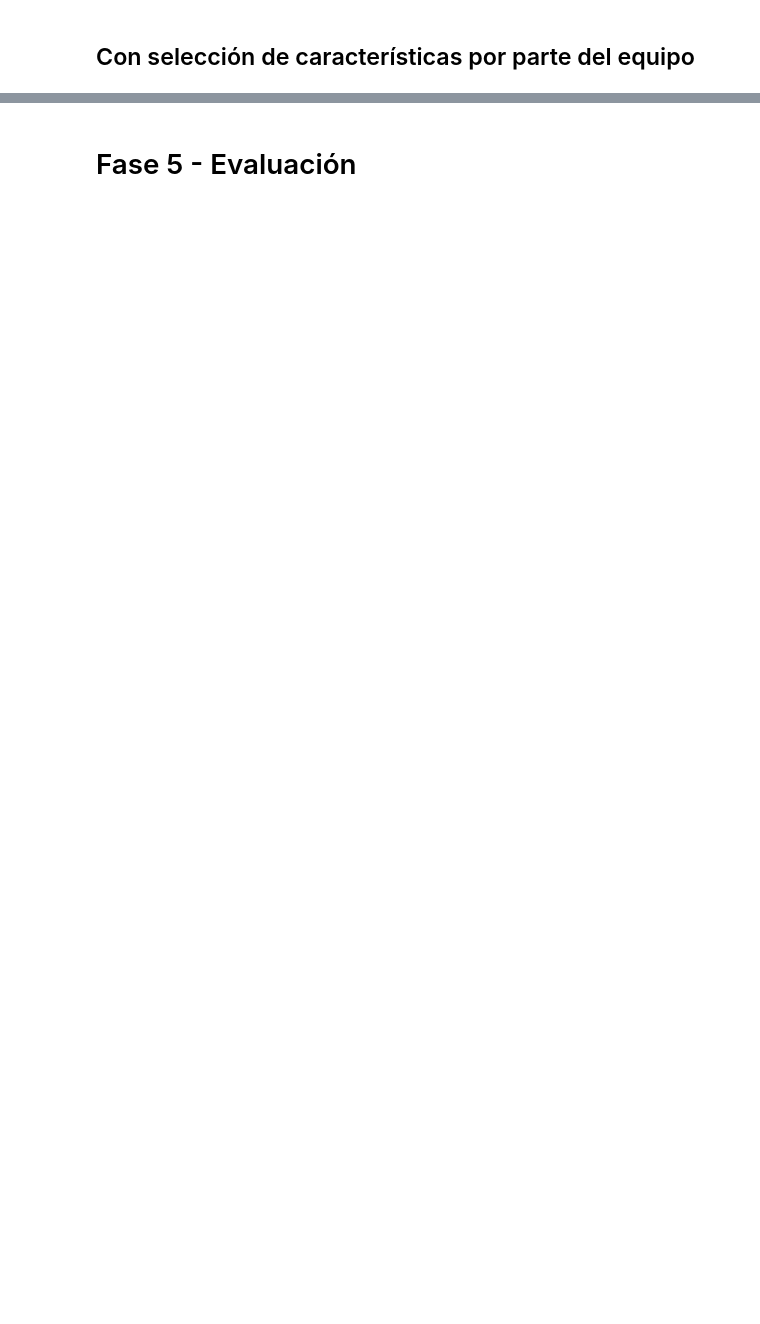
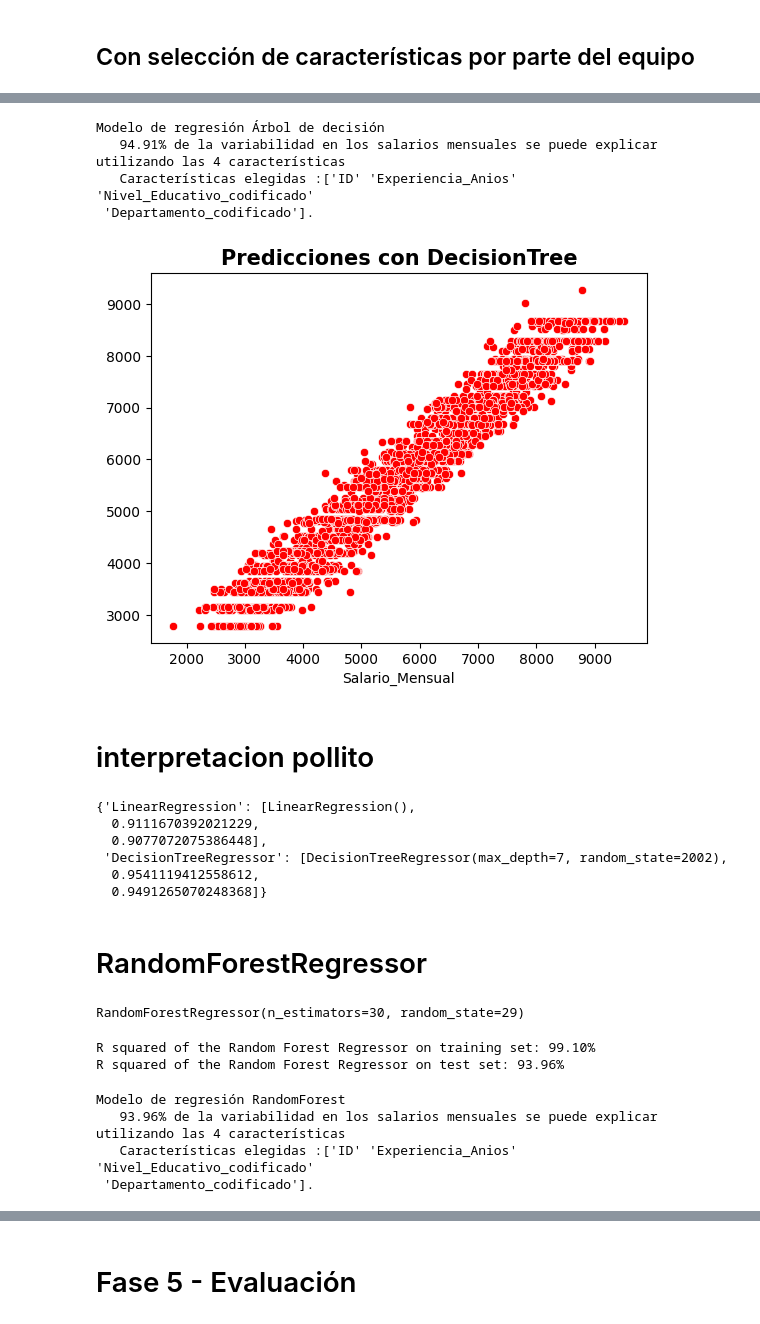
Before and after one commit to kotonitro/Inteligencia_Artificial_UBB, a Jupyter notebook: Certamen_2/620454_Base_E2_Regresion.ipynb, the cells around one changed output, grey strips where cells are left out. Cells and saved outputs as stored; diff of their text form; code cells hidden in the pictures; blank space fills up the shorter version.

```diff
--- a/Certamen_2/620454_Base_E2_Regresion.ipynb
+++ b/Certamen_2/620454_Base_E2_Regresion.ipynb
@@ -516,0 +645,51 @@ history
+# %%
+# Interpretación en el negocio,
+print(interpretacion("Árbol de decisión", Xmod_train.columns, model_treemod.score(Xmod_test, Ymod_test)))
+# %% [output]
+Modelo de regresión Árbol de decisión
+   94.91% de la variabilidad en los salarios mensuales se puede explicar utilizando las 4 características
+   Características elegidas :['ID' 'Experiencia_Anios' 'Nivel_Educativo_codificado'
+ 'Departamento_codificado'].
+# %%
+# Realiza predicciones
+Ymod_pred_tree = model_treemod.predict(Xmod_test)
+sb.scatterplot(x=Ymod_test , y=Ymod_pred_tree, color="red")
+plt.title("Predicciones con DecisionTree", fontsize=15, fontweight="bold");
+# %% [output]
+[figure, added]
+# %% [markdown]
+# interpretacion pollito
+# %%
+historymod["DecisionTreeRegressor"] = [model_treemod, model_treemod.score(Xmod_train, Ymod_train), model_treemod.score(Xmod_test, Ymod_test)]
+historymod
+# %% [output]
+{'LinearRegression': [LinearRegression(),
+  0.9111670392021229,
+  0.9077072075386448],
+ 'DecisionTreeRegressor': [DecisionTreeRegressor(max_depth=7, random_state=2002),
+  0.9541119412558612,
+  0.9491265070248368]}
+# %% [markdown]
+# RandomForestRegressor
+# %%
+# Creación del modelo
+model_rfmod= RandomForestRegressor(n_estimators=30, random_state=29)
+# Entrenamiento del modelo
+model_rfmod.fit(Xmod_train, Ymod_train)
+# %% [output]
+RandomForestRegressor(n_estimators=30, random_state=29)
+# %%
+# Evaluación
+print("R squared of the Random Forest Regressor on training set: {:.2%}".format(model_rfmod.score(Xmod_train, Ymod_train)))
+print("R squared of the Random Forest Regressor on test set: {:.2%}".format(model_rfmod.score(Xmod_test, Ymod_test)))
+# %% [output]
+R squared of the Random Forest Regressor on training set: 99.10%
+R squared of the Random Forest Regressor on test set: 93.96%
+# %%
+# Interpretación en el negocio
+print(interpretacion("RandomForest", Xmod_train.columns, model_rfmod.score(Xmod_test, Ymod_test)))
+# %% [output]
+Modelo de regresión RandomForest
+   93.96% de la variabilidad en los salarios mensuales se puede explicar utilizando las 4 características
+   Características elegidas :['ID' 'Experiencia_Anios' 'Nivel_Educativo_codificado'
+ 'Departamento_codificado'].
```
Also changed, not shown: parts of 56 cells of this notebook.
